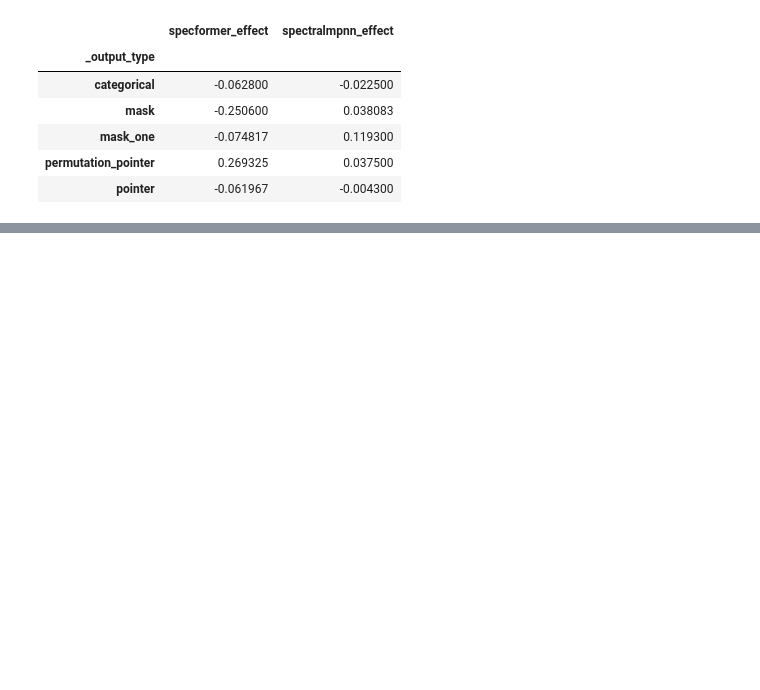
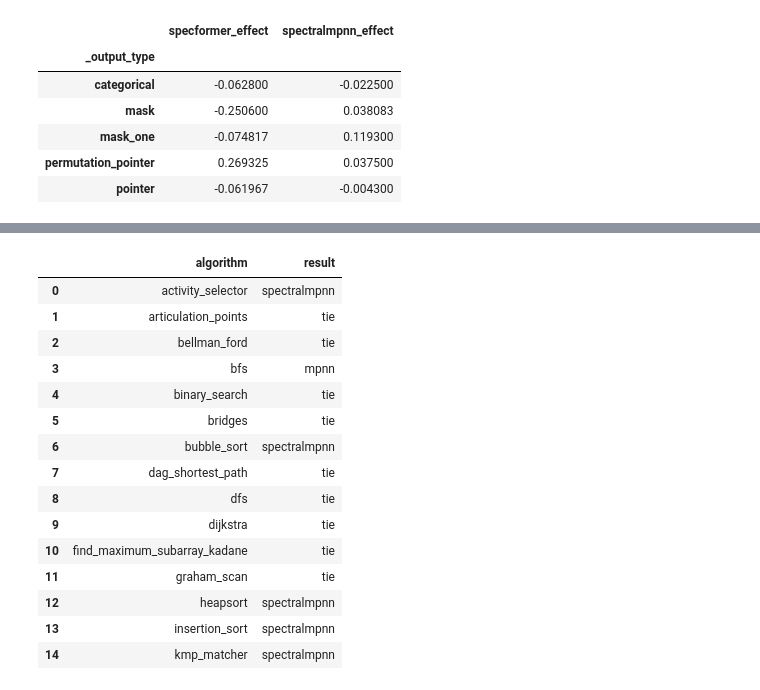
Before and after one commit to ronaldalbrt/algo_reasoning, a Jupyter notebook: notebooks/verify_spectral_architectures.ipynb, the cells around one changed output, grey strips where cells are left out. Cells and saved outputs as stored; diff of their text form; code cells hidden in the pictures; blank space fills up the shorter version.

```diff
--- a/notebooks/verify_spectral_architectures.ipynb
+++ b/notebooks/verify_spectral_architectures.ipynb
@@ -229,0 +283,16 @@ output_agg_df[["specformer_effect", "spectralmpnn_effect"]]
+# %%
+from scipy.stats import mannwhitneyu
+
+def apply_mannwhitneyu(ls1, ls2):
+    avg1 = sum(ls1)/len(ls1)
+    avg2 = sum(ls2)/len(ls2)
+
+    x, y = (ls1, ls2) if avg1 > avg2 else (ls2, ls1)
+
+    res = mannwhitneyu(x, y, alternative='greater')
+
+    gt_avg = 1 if avg1 > avg2 else 2
+    return gt_avg if res.pvalue < 0.05 else 0
+
+mannwhitneyu_result = pd.Series(comparison_df["algorithm"].apply(lambda algo: apply_mannwhitneyu(mpnn_results_list[algo], spectralmpnn_results_list[algo])))
+mannwhitneyu_result
@@ -229,0 +316,20 @@ output_agg_df[["specformer_effect", "spectralmpnn_effect"]]
+# %%
+comparison_df["result"] = mannwhitneyu_result.apply(lambda x: "tie" if x == 0 else ("mpnn" if x == 1 else "spectralmpnn"))
+comparison_df[["algorithm", "result"]]
+# %% [output]
+|  | algorithm | result |
+| 0 | activity_selector | spectralmpnn |
+| 1 | articulation_points | tie |
+| 2 | bellman_ford | tie |
+| 3 | bfs | mpnn |
+| 4 | binary_search | tie |
+| 5 | bridges | tie |
+| 6 | bubble_sort | spectralmpnn |
+| 7 | dag_shortest_path | tie |
+| 8 | dfs | tie |
+| 9 | dijkstra | tie |
+| 10 | find_maximum_subarray_kadane | tie |
+| 11 | graham_scan | tie |
+| 12 | heapsort | spectralmpnn |
+| 13 | insertion_sort | spectralmpnn |
+| 14 | kmp_matcher | spectralmpnn |
```
Also changed, not shown: parts of 5 cells of this notebook.
